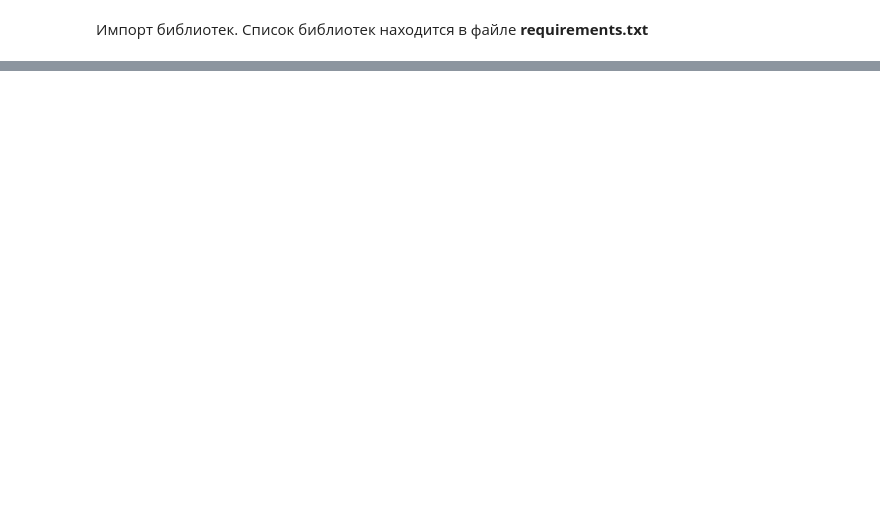
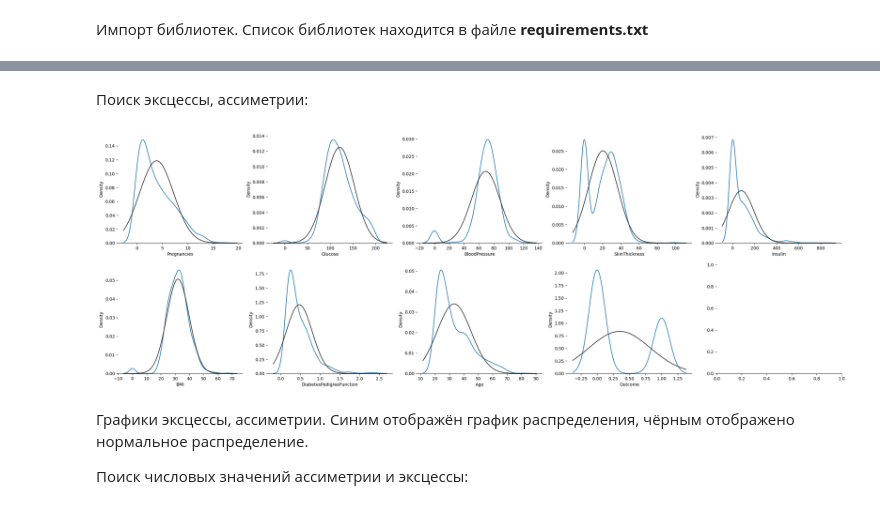
Before and after one commit to sfobosde/ResearchMethods, a Jupyter notebook: research_methods.ipynb, the cells around one changed output, grey strips where cells are left out. Saved outputs shown, nothing was run; the diff lists cells and outputs as text; code cells hidden in the pictures; blank space fills up the shorter version.

```diff
--- a/research_methods.ipynb
+++ b/research_methods.ipynb
@@ -45,0 +193,13 @@ warnings.filterwarnings('ignore')
+# %% [markdown]
+Поиск эксцессы, ассиметрии:
+# %%
+f, axes = plt.subplots(2, 5, figsize=(30, 10))
+sns.despine(left=True)
+for i in range(0, len(columns)):
+    sns.distplot(data[columns[i]], fit=norm, hist=False, ax=axes[i//5, i%5])
+# %% [output]
+[figure, added]
+# %% [markdown]
+Графики эксцессы, ассиметрии. Синим отображён график распределения, чёрным отображено нормальное распределение.
+
+Поиск числовых значений ассиметрии и эксцессы:
```
Also changed, not shown: parts of 37 cells of this notebook, 2 other files.
